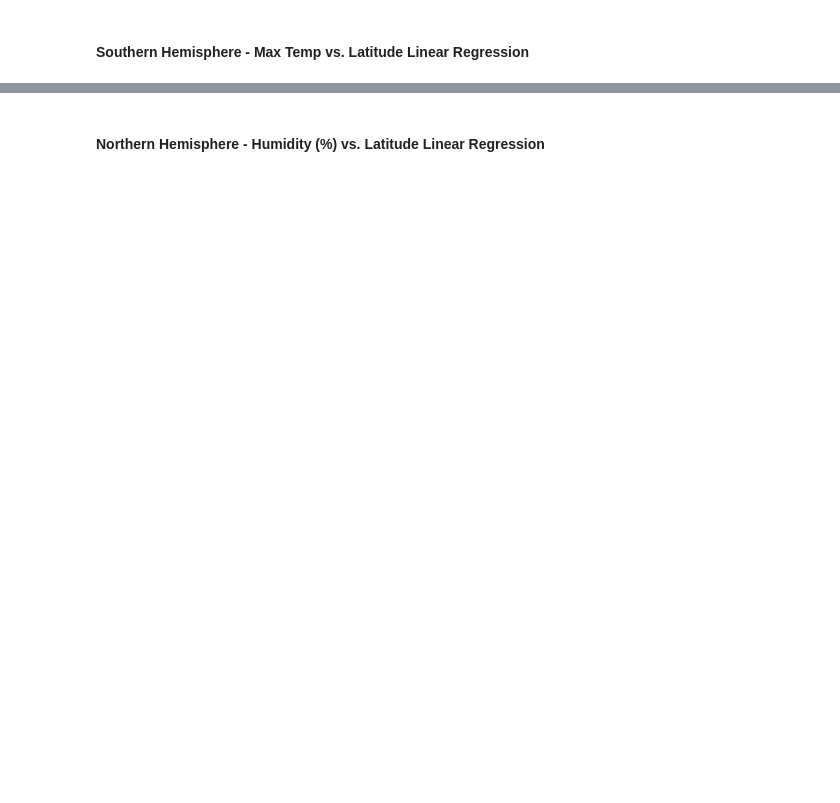
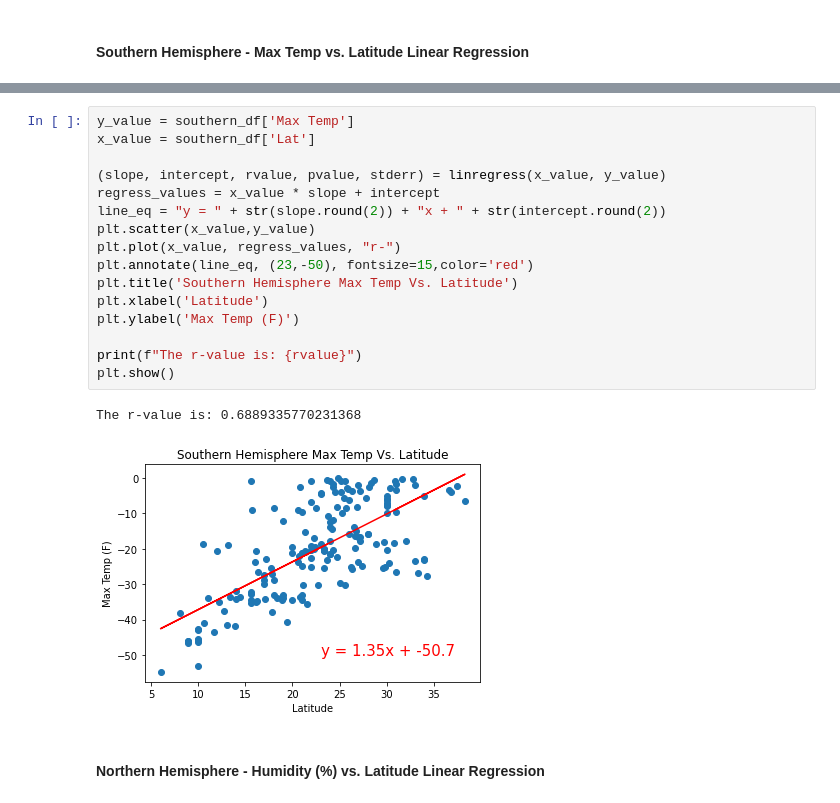
Before and after one commit to khbader101/python_api_challenge, a Jupyter notebook: weatherpy/WeatherPy.ipynb, the cells around one changed output, grey strips where cells are left out. Cells and saved outputs as stored; diff of their text form; blank space fills up the shorter version.

```diff
--- a/weatherpy/WeatherPy.ipynb
+++ b/weatherpy/WeatherPy.ipynb
@@ -343,2 +359,21 @@ The r-value is: 0.6082708688906918
+# %%
+y_value = southern_df['Max Temp']
+x_value = southern_df['Lat']
+
+(slope, intercept, rvalue, pvalue, stderr) = linregress(x_value, y_value)
+regress_values = x_value * slope + intercept
+line_eq = "y = " + str(slope.round(2)) + "x + " + str(intercept.round(2))
+plt.scatter(x_value,y_value)
+plt.plot(x_value, regress_values, "r-")
+plt.annotate(line_eq, (23,-50), fontsize=15,color='red')
+plt.title('Southern Hemisphere Max Temp Vs. Latitude')
+plt.xlabel('Latitude')
+plt.ylabel('Max Temp (F)')
+
+print(f"The r-value is: {rvalue}")
+plt.show()
+# %% [output]
+The r-value is: 0.6889335770231368
+[figure, added]
 # %% [markdown]
 ####  Northern Hemisphere - Humidity (%) vs. Latitude Linear Regression
```
Also changed, not shown: parts of 23 cells of this notebook, 1 other file.
